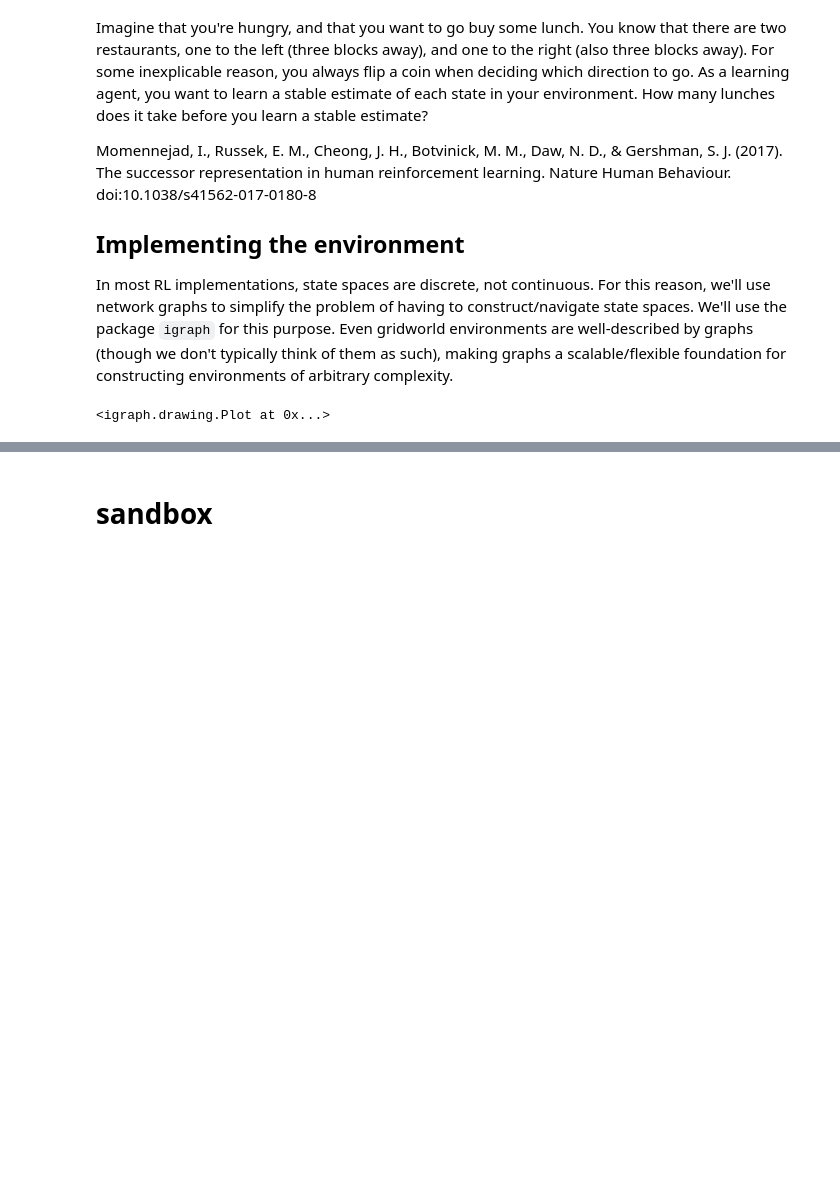
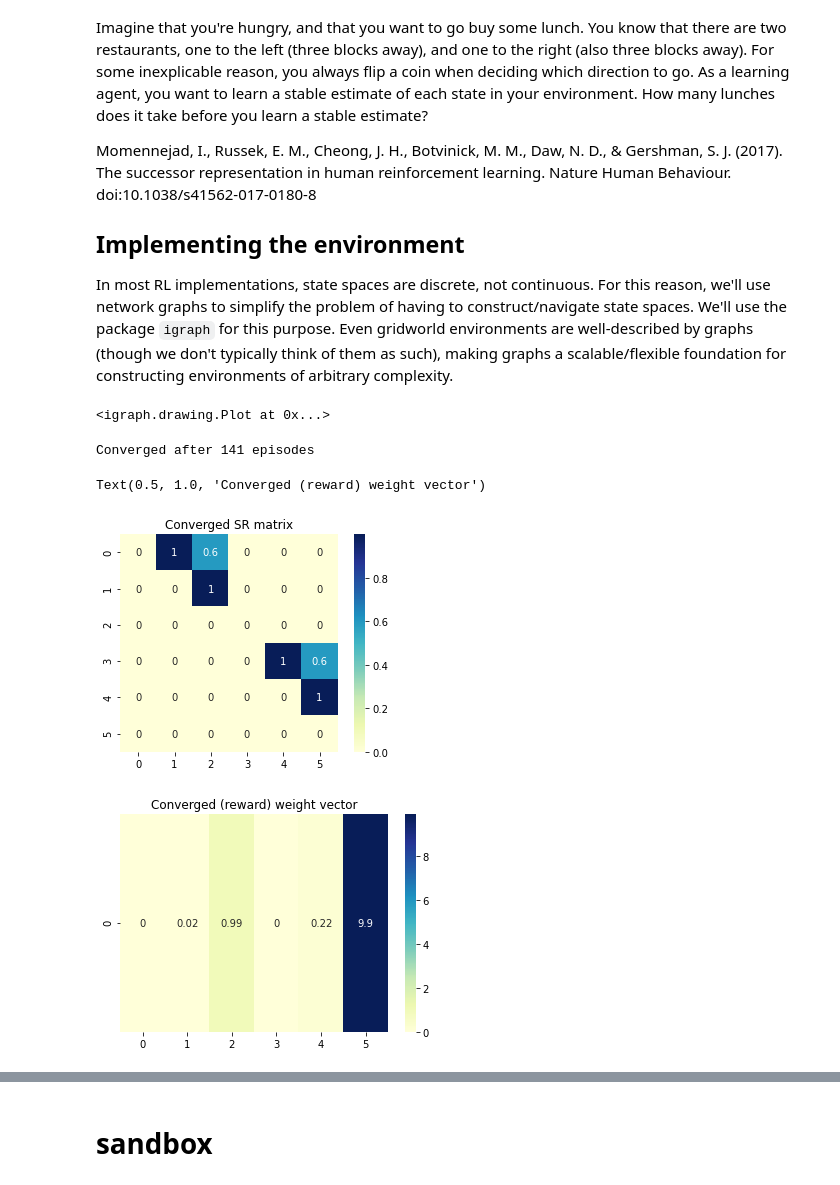
Before and after one commit to psychNerdJae/learning-rl, a Jupyter notebook: 08_sr.ipynb, the cells around one changed output, grey strips where cells are left out. Saved outputs shown, nothing was run; the diff lists cells and outputs as text; code cells hidden in the pictures; blank space fills up the shorter version.

```diff
--- a/08_sr.ipynb
+++ b/08_sr.ipynb
@@ -146,7 +146,7 @@ If we've already defined a feature vector $M$, the second component we need is a
 
 In this formulation, the SR is known as a "basis function" for the value function. It's a fancy way of saying that you can linearly combine the SR with other knowledge in order to produce the value function.
 # %%
-def compute_value(sr_matrix, weight_vector, state):
+def compute_value(sr_matrix, weight_vector, state=None):
     """
     The values of states X and Y are not stored in the usual state-value matrix, but must be computed by combining the SR matrix and weight vector.
         Arguments:
@@ -158,12 +158,16 @@ def compute_value(sr_matrix, weight_vector, state):
                 A state / state-action pair. Scalar.
 
         Returns:
-            value_state
+            value
     """
 
-    value_state = np.inner(sr_matrix[state, :], weight_vector)
+    if state == None:
+        value = np.inner(sr_matrix, weight_vector)
 
-    return value_state
+    else:
+        value = np.inner(sr_matrix[state, :], weight_vector)
+
+    return value
 # %% [markdown]
 ## Learning weights through experience
 
@@ -365,7 +394,7 @@ ig.plot(
 # %% [output]
 <igraph.drawing.Plot at 0x...>
 # %%
-def run_sr_passive(env, agent_params, replay=False, run_params=(0.001, np.Inf)):
+def run_sr_passive(env, agent_params, replay=False, run_params=None):
     """
     Runs a passive (no action) Successor Representation agent through an environment.
         Arguments:
@@ -427,6 +456,10 @@ def run_sr_passive(env, agent_params, replay=False, run_params=(0.001, np.Inf)):
             sr_matrix = update_sr(sr_matrix, agent_params, agent_state)
             weight_vector = update_weights(sr_matrix, agent_params, agent_state, weight_vector, reward)
 
+            # Replay
+            if replay:
+                do_this
+
             # Have we reached a terminal state?
             if get_edge_attrib(env, 'terminal_state', state_prev, state_now):
                 break
@@ -435,8 +468,9 @@ def run_sr_passive(env, agent_params, replay=False, run_params=(0.001, np.Inf)):
         n_episodes += 1
 
         # Check convergence
-        value_this_episode = np.inner(ida_exp1_sr, ida_exp1_weights)
+        value_this_episode = compute_value(sr_matrix, weight_vector)
         biggest_value_diff = np.max(np.abs(np.subtract(value_this_episode, value_last_episode)))
+
         if biggest_value_diff < value_convergence_threshold:
             print('Converged after {} episodes'.format(n_episodes))
             break
@@ -456,3 +484,16 @@ test = [v.index for v in momen_g.vs(start_state = 1)]
+# %%
+momen_sr, momen_weights, _ = run_sr_passive(env=momen_g, agent_params=(0.1, 0.5, 0.6), replay=False)
+
+plot_sr, ax_sr = plt.subplots(1)
+sns.heatmap(momen_sr, annot=True, square=True, cmap="YlGnBu", ax=ax_sr).set_title('Converged SR matrix')
+
+plot_reward, ax_reward = plt.subplots(1)
+sns.heatmap(momen_weights[np.newaxis, :], annot=True, cmap="YlGnBu", ax=ax_reward).set_title('Converged (reward) weight vector')
+# %% [output]
+Converged after 141 episodes
+Text(0.5, 1.0, 'Converged (reward) weight vector')
+[figure, added]
+[figure, added]
 # %%
 def run_sr_active(env_g, agent_params, replay=False, run_params=(0.001, np.Inf)):
     ### Unpack arguments
```
Also changed, not shown: parts of 12 cells of this notebook.
